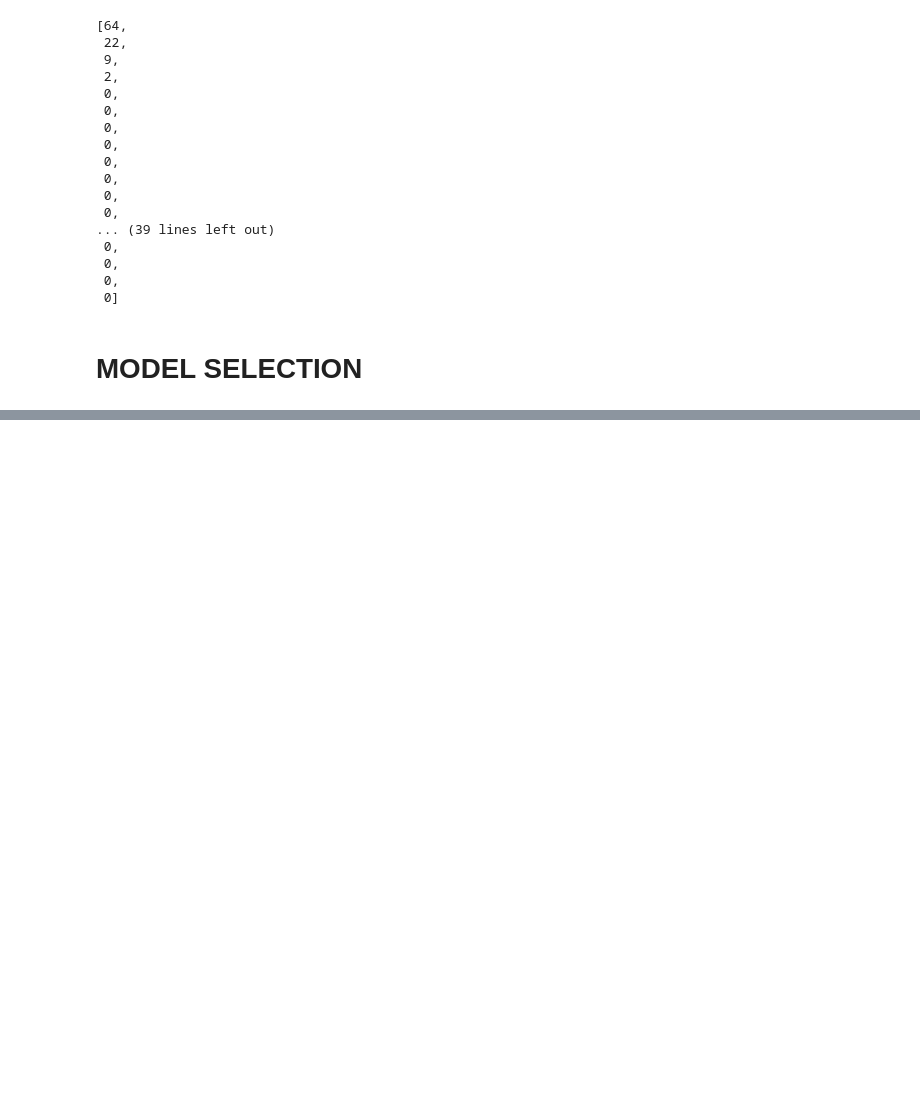
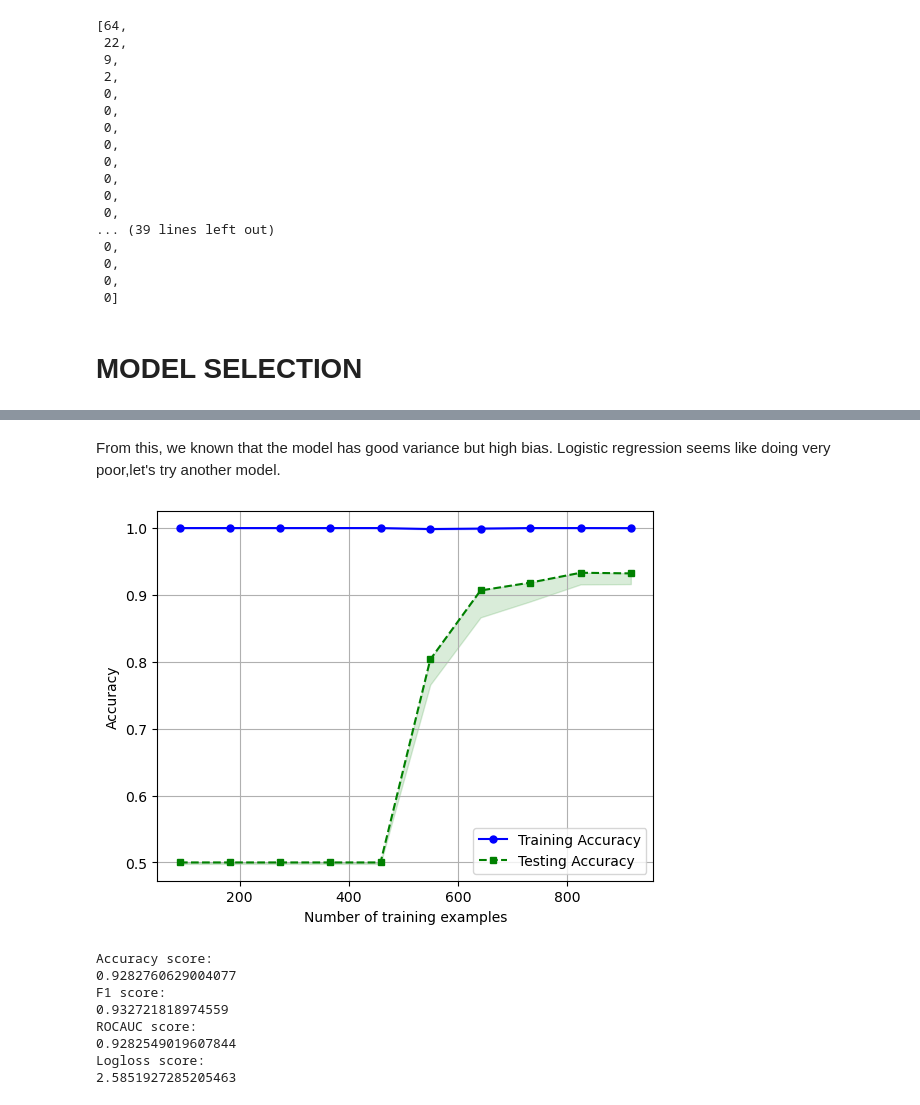
Before and after one commit to quangbui04/age-condition, a Jupyter notebook: age-conditions.ipynb, the cells around one changed output, grey strips where cells are left out. Cells and saved outputs as stored; diff of their text form; code cells hidden in the pictures; blank space fills up the shorter version.

Commit message:
Kaggle Notebook | Age conditions EDA and Model selection | Version 25

```diff
--- a/age-conditions.ipynb
+++ b/age-conditions.ipynb
@@ -491,2 +280,0 @@ Logloss score:
-# %%
-pipe_rf.fit(X_bal, y_bal.values.flatten())
@@ -502,0 +283,6 @@ df_test["EJ"] = df_test["EJ"].fillna(df_train["EJ"].mode())
+# %%
+pipe_lr = make_pipeline(RobustScaler(), PCA(n_components=3), LogisticRegression(random_state=1, C=1/0.01, solver='lbfgs', class_weight='balanced'))
+pipe_svm = make_pipeline(RobustScaler(), PCA(n_components=3), SVC(C=1/0.01, gamma=0.001, kernel='rbf'))
+pipe_knn = make_pipeline(RobustScaler(), PCA(n_components=3), KNeighborsClassifier(n_neighbors=5, p=2, metric='minkowski'))
+pipe_rf = make_pipeline(RobustScaler(), PCA(n_components=3), RandomForestClassifier(criterion='gini', n_estimators=500, random_state=1, n_jobs=-1))
+pipe_xgb = make_pipeline(RobustScaler(), PCA(n_components=3), xgb.XGBClassifier(max_depth=3, n_jobs=-1, n_estimators=500, eta=0.3))
@@ -502,0 +313,25 @@ df_test["EJ"] = df_test["EJ"].fillna(df_train["EJ"].mode())
+# %% [markdown]
+From this, we known that the model has good variance but high bias. Logistic regression seems like doing very poor,let's try another model.
+# %%
+scores_xgb = cross_val_score(estimator=pipe_xgb, X=X_bal, y=y_bal, cv=stratified_kfold)
+# From this, we known that the model has good variance but high bias
+train_sizes, train_scores, test_scores = learning_curve(estimator=pipe_xgb, X=X_bal, y=y_bal, train_sizes=np.linspace(0.1,1,10), cv=stratified_kfold)
+learning_curve_plot(train_sizes, train_scores, test_scores)
+print("Accuracy score: ")
+print(scores_xgb.mean())
+print("F1 score: ")
+print(scores(f1_score, pipe_xgb, X_bal, y_bal, stratified_kfold).mean())
+print("ROCAUC score: ")
+print(scores(roc_auc_score, pipe_xgb, X_bal, y_bal, stratified_kfold).mean())
+print("Logloss score: ")
+print(scores(log_loss, pipe_xgb, X_bal, y_bal, stratified_kfold).mean())
+# %% [output]
+[figure, added]
+Accuracy score:
+0.9282760629004077
+F1 score:
+0.932721818974559
+ROCAUC score:
+0.9282549019607844
+Logloss score:
+2.5851927285205463
```
Also changed, not shown: parts of 66 cells of this notebook.
